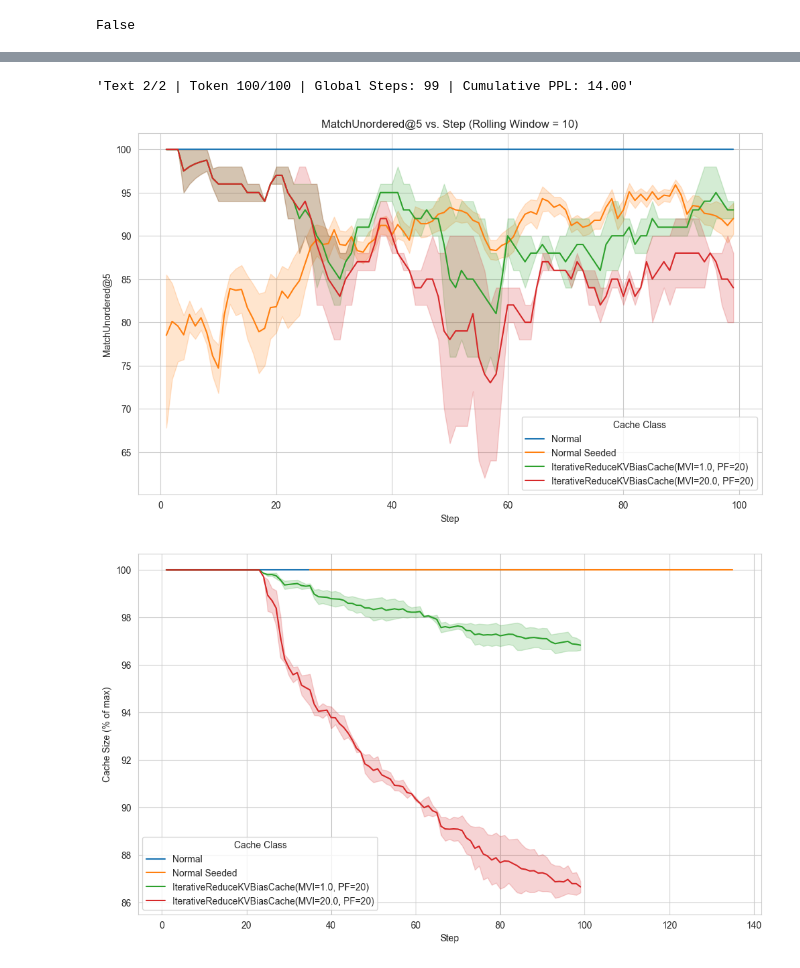
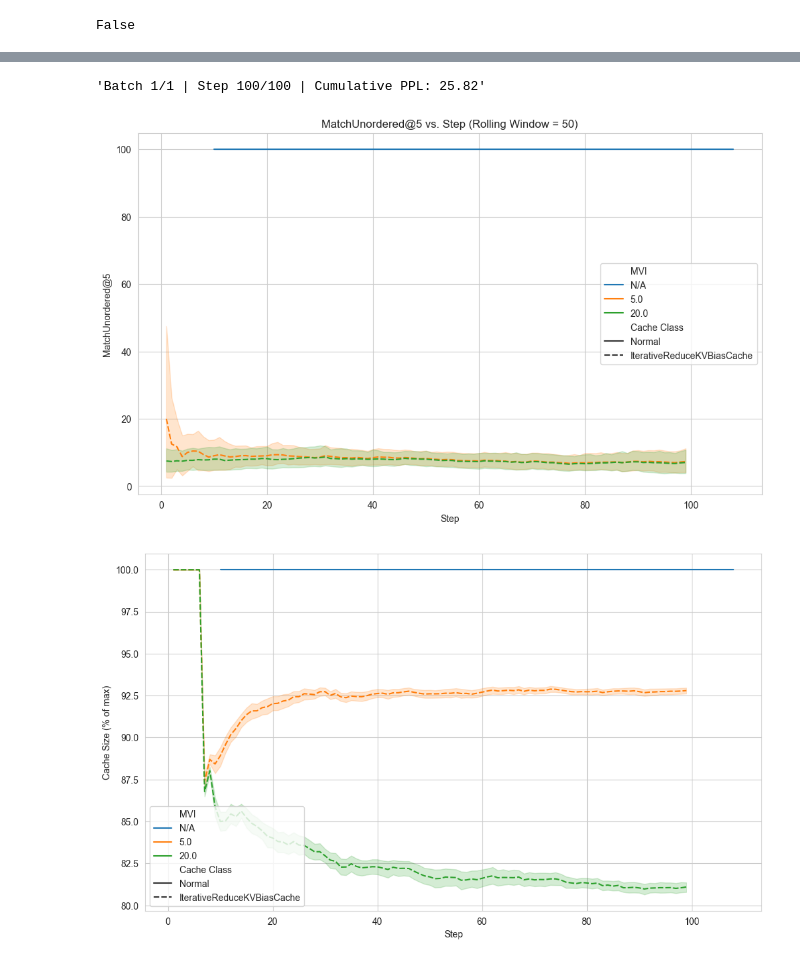
Before and after one commit to ViktorooReps/kv-cache-reduction, a Jupyter notebook: experiment.ipynb, the cells around one changed output, grey strips where cells are left out. Drawn from its saved outputs; the diff is of its cells as text; code cells hidden in the pictures.

Commit message:
Fully batched implementation + optimization frequency + CUDA impl

```diff
--- a/experiment.ipynb
+++ b/experiment.ipynb
@@ -265,9 +314,0 @@ gold[:10]
-# %%
-# compute normal variations of the metric
-for _ in range(10):
-    res, resc = stepwise_perplexity(model_hf, tokenizer, texts, gold=gold, cache_impl=lambda: None, seed_run=True)
-    results += res
-    results_cache += resc
-
-plot(results, target="MatchUnordered@5", rolling_window=10)
-plot_cache(results_cache)
@@ -292,7 +332,7 @@ tokenizer = AutoTokenizer.from_pretrained("HuggingFaceTB/SmolLM2-135M")
 # %%
-res, resc = stepwise_perplexity(model_mod, tokenizer, texts, gold=gold, cache_impl=lambda: ModifiedCache(max_variance_increase=1.0, protect_first=PROTECT_FIRST), update_every=1)
+res, resc = stepwise_perplexity(model_mod, tokenizer, texts, gold=gold, cache_impl=lambda: ModifiedCache(max_mvi=5.0))
 results += res
 results_cache += resc
-plot(results, target="MatchUnordered@5", rolling_window=10)
+plot(results, target="MatchUnordered@5", rolling_window=ROLLING_WINDOW)
 plot_cache(results_cache)
 # %% [output]
@@ -302,10 +342,25 @@ plot_cache(results_cache)
+# %%
+res, resc = stepwise_perplexity(model_mod, tokenizer, texts, gold=gold, cache_impl=lambda: ModifiedCache(max_mvi=5.0))
+results += res
+results_cache += resc
+plot(results, target="MatchUnordered@5", rolling_window=ROLLING_WINDOW)
+plot_cache(results_cache)
+# %%
+# compute normal variations of the metric
+for _ in range(N_SEEDED):
+    res, resc = stepwise_perplexity(model_hf, tokenizer, texts, gold=gold, cache_impl=lambda: None, seed_run=True)
+    results += res
+    results_cache += resc
+
+plot(results, target="MatchUnordered@5", rolling_window=ROLLING_WINDOW)
+plot_cache(results_cache)
 # %%
-res, resc = stepwise_perplexity(model_mod, tokenizer, texts, gold=gold, cache_impl=lambda: ModifiedCache(max_variance_increase=20.0, protect_first=PROTECT_FIRST))
+res, resc = stepwise_perplexity(model_mod, tokenizer, texts, gold=gold, cache_impl=lambda: ModifiedCache(max_mvi=20.0))
 results += res
 results_cache += resc
-plot(results, target="MatchUnordered@5", rolling_window=10)
+plot(results, target="MatchUnordered@5", rolling_window=ROLLING_WINDOW)
 plot_cache(results_cache)
 # %% [output]
-'Text 2/2 | Token 100/100 | Global Steps: 99 | Cumulative PPL: 14.00'
+'Batch 1/1 | Step 100/100 | Cumulative PPL: 25.82'
-[figure, old version]
+[figure, new version]
-[figure, old version]
+[figure, new version]
```
Also changed, not shown: parts of 33 cells of this notebook, 4 other files.
